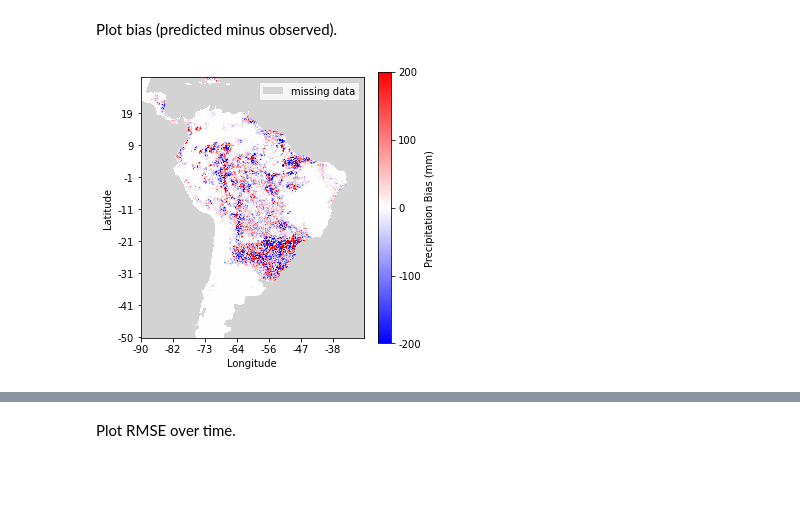
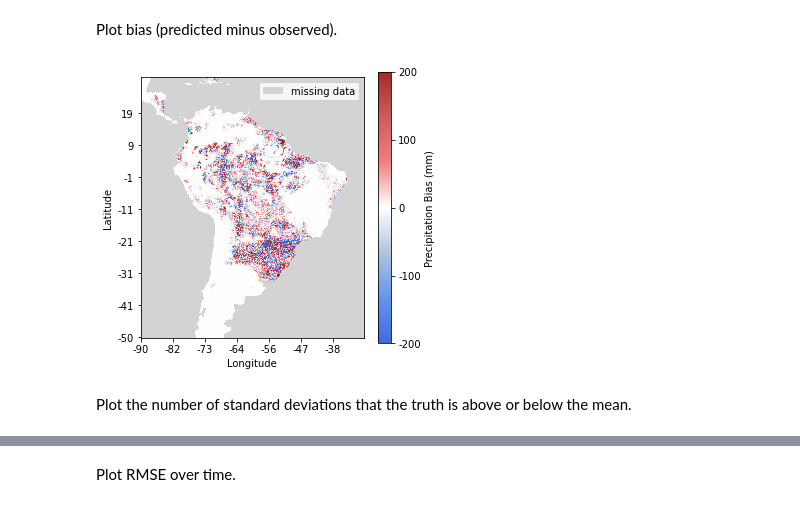
Before and after one commit to jasonjewik/bsd-dataset, a Jupyter notebook: visualizations.ipynb, the cells around one changed output, grey strips where cells are left out. Drawn from its saved outputs; the diff is of its cells as text; code cells hidden in the pictures; blank space fills up the shorter version.

Commit message:
Uncertainty viz (#20)
* Determine number of std above or below the mean

* Uncertainty visualization eample

* Uncertainty viz quick fix

Co-authored-by: Jason Jewik <jason.jewik@cs.ucla.edu>

```diff
--- a/visualizations.ipynb
+++ b/visualizations.ipynb
@@ -58,6 +59,8 @@ viz.show_ground_truth(y, study_region)
 # %% [markdown]
 Plot bias (predicted minus observed).
 # %%
-viz.show_bias(y, y_pred, study_region)
+viz.show_bias(y_pred, y, study_region)
 # %% [output]
-[figure, old version]
+[figure, new version]
+# %% [markdown]
+Plot the number of standard deviations that the truth is above or below the mean.
```
Also changed, not shown: parts of 4 cells of this notebook, 2 other files.
